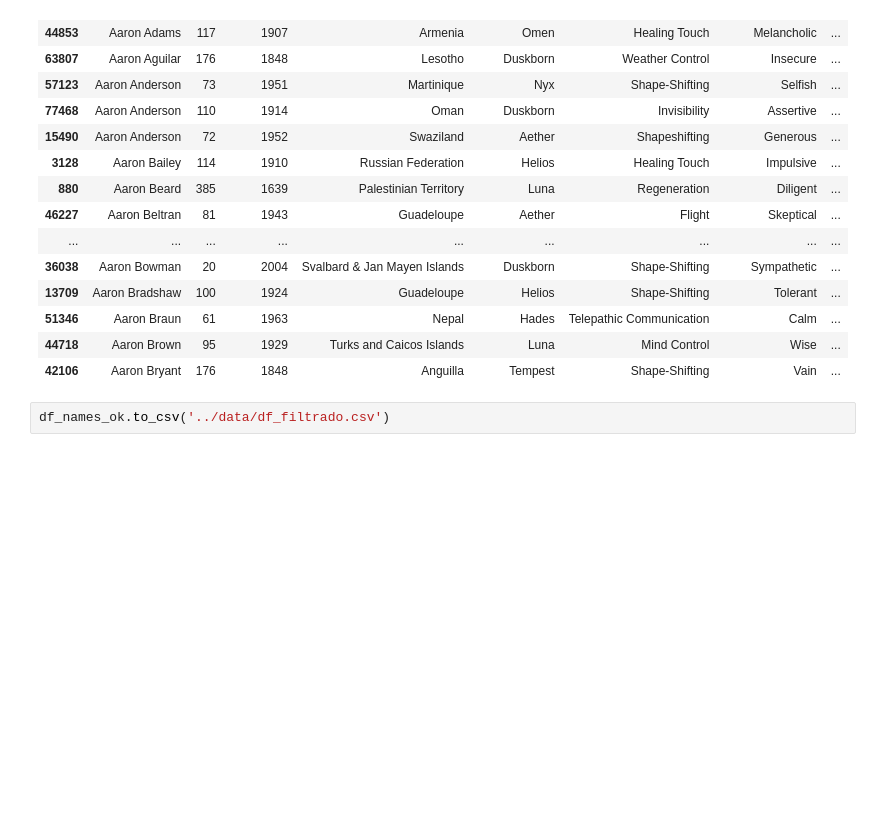
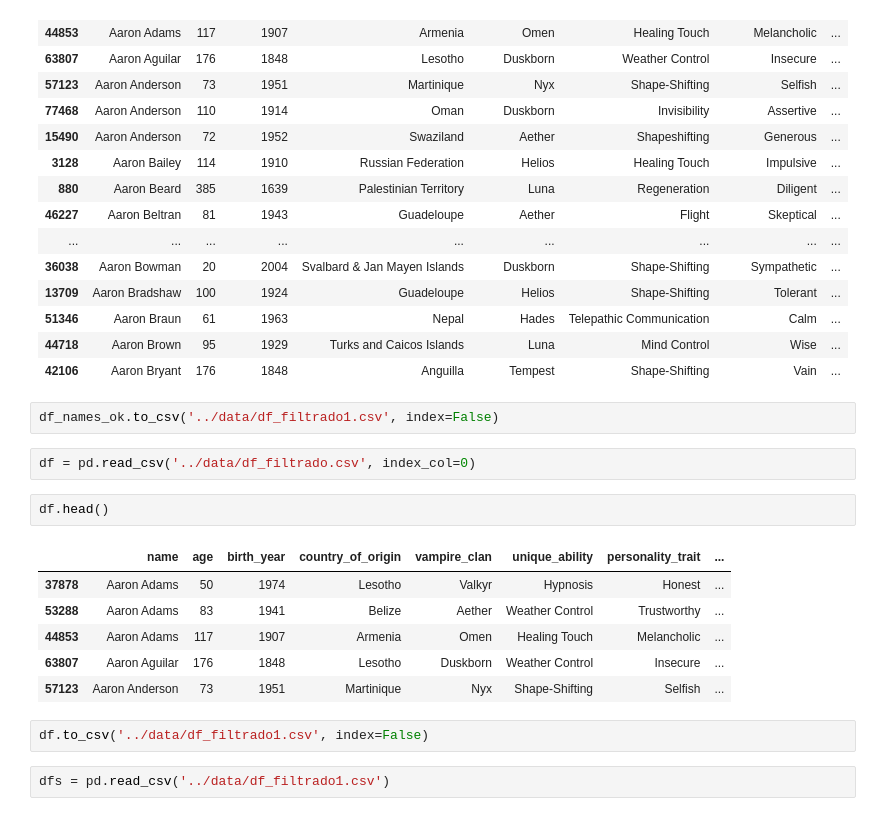
Before and after one commit to MaPitelli/Vampire-Chronicles, a Jupyter notebook: jupyter/2_cleaning_vampire.ipynb, the cells around one changed output. Drawn from its saved outputs; the diff is of its cells as text; blank space fills up the shorter version.

```diff
--- a/jupyter/2_cleaning_vampire.ipynb
+++ b/jupyter/2_cleaning_vampire.ipynb
@@ -190,4 +190,19 @@ df_names_ok.head(20)
 | 44718 | Aaron Brown | 95 | 1929 | Turks and Caicos Islands | Luna | Mind Control | Wise | ... |
 | 42106 | Aaron Bryant | 176 | 1848 | Anguilla | Tempest | Shape-Shifting | Vain | ... |
 # %%
-df_names_ok.to_csv('../data/df_filtrado.csv')
+df_names_ok.to_csv('../data/df_filtrado1.csv', index=False)
+# %%
+df = pd.read_csv('../data/df_filtrado.csv', index_col=0)
+# %%
+df.head()
+# %% [output]
+|  | name | age | birth_year | country_of_origin | vampire_clan | unique_ability | personality_trait | ... |
+| 37878 | Aaron Adams | 50 | 1974 | Lesotho | Valkyr | Hypnosis | Honest | ... |
+| 53288 | Aaron Adams | 83 | 1941 | Belize | Aether | Weather Control | Trustworthy | ... |
+| 44853 | Aaron Adams | 117 | 1907 | Armenia | Omen | Healing Touch | Melancholic | ... |
+| 63807 | Aaron Aguilar | 176 | 1848 | Lesotho | Duskborn | Weather Control | Insecure | ... |
+| 57123 | Aaron Anderson | 73 | 1951 | Martinique | Nyx | Shape-Shifting | Selfish | ... |
+# %%
+df.to_csv('../data/df_filtrado1.csv', index=False)
+# %%
+dfs = pd.read_csv('../data/df_filtrado1.csv')
```
Also changed, not shown: parts of 1 cell of this notebook, 2 other files.
